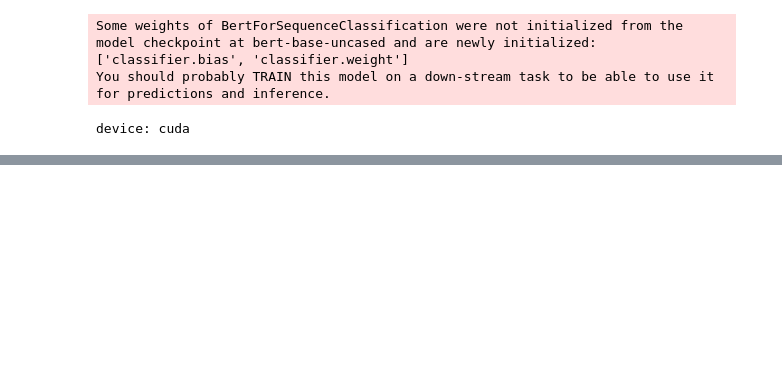
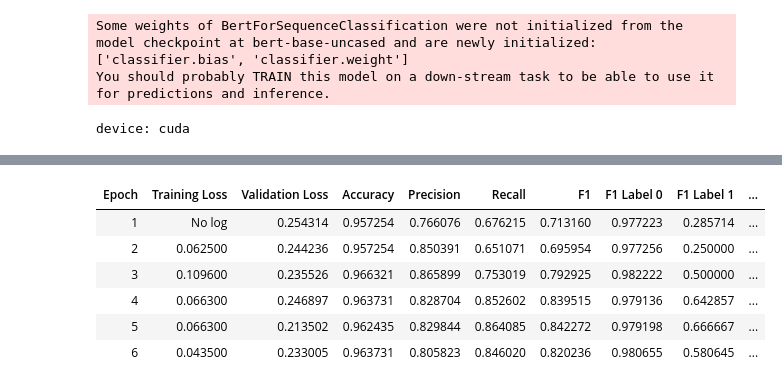
Before and after one commit to Houdanait/PoliticalTextandAttitudes, a Jupyter notebook: data/fine_tune_bert_alt.ipynb, the cells around one changed output, grey strips where cells are left out. Drawn from its saved outputs; the diff is of its cells as text; code cells hidden in the pictures; blank space fills up the shorter version.

```diff
--- a/data/fine_tune_bert_alt.ipynb
+++ b/data/fine_tune_bert_alt.ipynb
@@ -9,26 +11,33 @@ with open('human_annotated_dataset.json', 'r') as f:
 data = json.loads(json_data)
 df = pd.DataFrame(data)
 
+# Map labels to numerical values
+label_map = {'hedge': 2, 'authority': 1, 'none': 0}
+
 # Function to create separate rows for each marker
 def create_marker_rows(row):
     statement = row['statement']
     matched_terms = row['matched_terms']
     rows = []
+
     for term, details in matched_terms.items():
+        term_upper = term.upper()
         label = details['correct']
-        context = statement.replace(f'<{term.upper()}>', f'[START] {term.upper()} [END]')
+
+        # Add start and end markers
+        context = statement.replace(f'<{term_upper}>', f'[START] {term} [END]')
         context = context.replace('<', '').replace('>', '')
+        if row['previous_statement'] == "None":
+            broad_context = "Speaker 1: " + context
+        else:
+            broad_context = "Speaker 1: " + row['previous_statement'] + " Speaker 2: " + context
         rows.append({
             'transcript_id': row['transcript_id'],
             'statement_id': row['statement_id'],
-            'context': context,
+            'context': broad_context,
             'label': label_map[label]
         })
     return rows
-
-# Map labels to numerical values (e.g., 'hedge' -> 0, 'authority' -> 1, 'none' -> 2)
-label_map = {'hedge': 2, 'authority': 1, 'none': 0}
-
 
 # Create a new DataFrame with separate rows for each marker
 new_rows = []
@@ -213,0 +405,61 @@ Evaluation results: {'eval_loss': 0.6927139163017273, 'eval_accuracy': 0.9055793
+# %%
+# Define training arguments and initialize the trainer
+training_args = TrainingArguments(
+    output_dir='./results',
+    num_train_epochs=6,
+    per_device_train_batch_size=8,
+    per_device_eval_batch_size=8,
+    warmup_steps=500,
+    weight_decay=0.01,
+    logging_dir='./logs',
+    evaluation_strategy="epoch",
+)
+
+# Initialize Trainer with the custom callback
+trainer = Trainer(
+    model=model,
+    args=training_args,
+    train_dataset=train_tokenized,
+    eval_dataset=eval_tokenized,
+    compute_metrics=compute_metrics,
+    callbacks=[CustomSaveCallback('./unique_checkpoints', training_args.per_device_train_batch_size, tokenizer)]  # Pass the tokenizer here
+)
+
+
+# Optional: Evaluate the model after training is complete
+eval_results = trainer.evaluate()
+print("Evaluation results:", eval_results)
+
+# Train the model
+trainer.train()
+
+# Evaluate the model
+eval_results = trainer.evaluate()
+
+
+# Evaluate the model
+eval_results = trainer.evaluate()
+print("Evaluation results:", eval_results)
+
+import datetime
+# Get current datetime to use as a unique identifier
+current_time = datetime.datetime.now().strftime("%Y-%m-%d_%H-%M-%S")
+
+# Define model parameters to include in the filename
+num_epochs = training_args.num_train_epochs
+batch_size = training_args.per_device_train_batch_size
+
+# Define the directory using the timestamp and model parameters
+model_dir = f'./models/standard_model_epochs-{num_epochs}_batch-{batch_size}_{current_time}'
+tokenizer_dir = f'./models/standard_tokenizer_epochs-{num_epochs}_batch-{batch_size}_{current_time}'
+
+# Save the model and tokenizer with detailed names
+model.save_pretrained(model_dir)
+tokenizer.save_pretrained(tokenizer_dir)
+
+print(f"Model saved in directory: {model_dir}")
+print(f"Tokenizer saved in directory: {tokenizer_dir}")
+
+# Print evaluation results
+print("Evaluation results:", eval_results)
+# %% [output]
@@ -213,0 +469,7 @@ Evaluation results: {'eval_loss': 0.6927139163017273, 'eval_accuracy': 0.9055793
+| Epoch | Training Loss | Validation Loss | Accuracy | Precision | Recall | F1 | F1 Label 0 | F1 Label 1 | ... |
+| 1 | No log | 0.254314 | 0.957254 | 0.766076 | 0.676215 | 0.713160 | 0.977223 | 0.285714 | ... |
+| 2 | 0.062500 | 0.244236 | 0.957254 | 0.850391 | 0.651071 | 0.695954 | 0.977256 | 0.250000 | ... |
+| 3 | 0.109600 | 0.235526 | 0.966321 | 0.865899 | 0.753019 | 0.792925 | 0.982222 | 0.500000 | ... |
+| 4 | 0.066300 | 0.246897 | 0.963731 | 0.828704 | 0.852602 | 0.839515 | 0.979136 | 0.642857 | ... |
+| 5 | 0.066300 | 0.213502 | 0.962435 | 0.829844 | 0.864085 | 0.842272 | 0.979198 | 0.666667 | ... |
+| 6 | 0.043500 | 0.233005 | 0.963731 | 0.805823 | 0.846020 | 0.820236 | 0.980655 | 0.580645 | ... |
```
Also changed, not shown: parts of 21 cells of this notebook, 6 other files.
